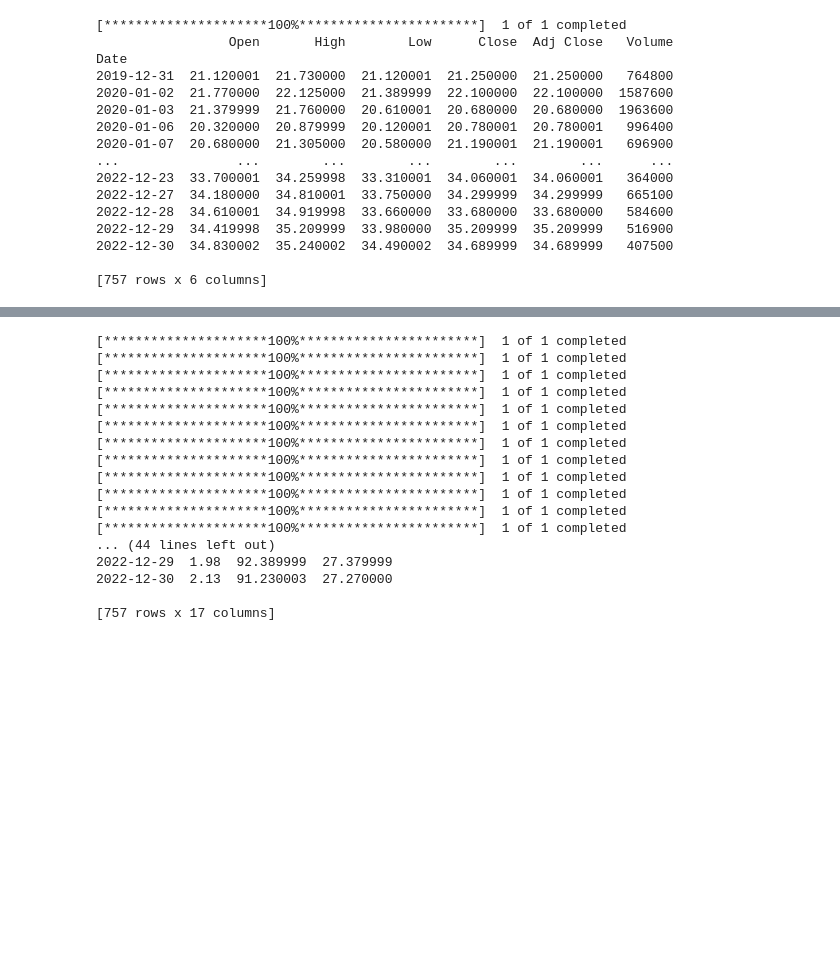
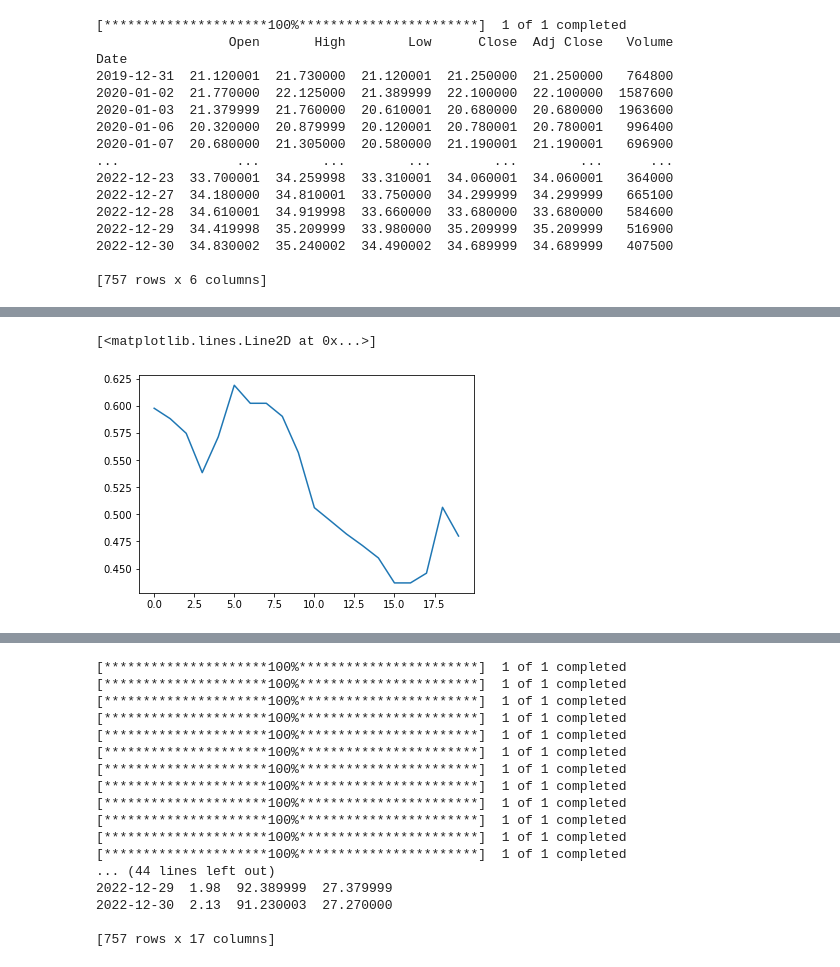
Before and after one commit to Bruck1113/momentum_trading_research, a Jupyter notebook: data_collection.ipynb, the cells around one changed output, grey strips where cells are left out. Cells and saved outputs as stored; diff of their text form; code cells hidden in the pictures; blank space fills up the shorter version.

Commit message:
Update data_collection.ipynb
Updated the win rate-related data part

```diff
--- a/data_collection.ipynb
+++ b/data_collection.ipynb
@@ -44,28 +44,3 @@ Date
 2022-12-30  34.830002  35.240002  34.490002  34.689999  34.689999   407500
 
 [757 rows x 6 columns]
-# %%
-long_window = 20
-short_window = 3
-
-
-
-short_days_avg = []
-long_days_avg = []
-
-for i in range(len(data)):
-    if(i - long_window < 0):
-        #Not enough to create the 5 days avg value
-        long_days_avg.append(data["Close"][i])
-    else:
-        long_days_avg.append(mean(data["Close"][i - long_window:i]))
-
-for i in range(len(data)):
-    if (i - short_window< 0):
-        short_days_avg.append(data["Close"][i])
-    else:
-        short_days_avg.append(mean(data["Close"][i - short_window:i]))
-
-data[str(long_window) + " days average"] = long_days_avg
-data[str(short_window) + " days average"] = short_days_avg
-data
@@ -99,3 +137,9 @@ def short_crossover_long(lst1, lst2, index):
+# %%
+df = pd.DataFrame(result_df)
+plt.plot(df['4'])
+# %% [output]
+[<matplotlib.lines.Line2D at 0x...>]
+[figure, added]
 # %%
 plt.figure(figsize=(10,6))
 new_data = pd.DataFrame([data[str(long_window) + " days average"], data[str(short_window) + " days average"]]).transpose()
```
Also changed, not shown: parts of 5 cells of this notebook.
